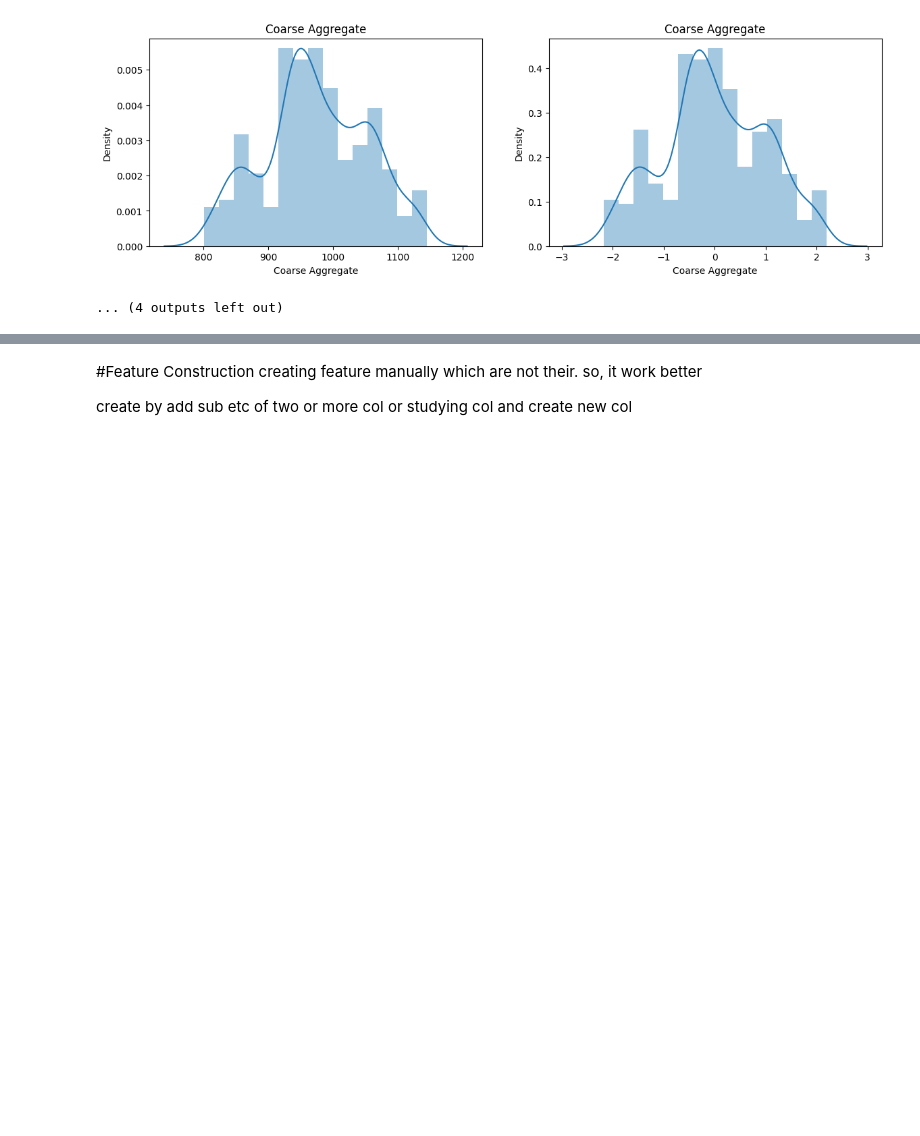
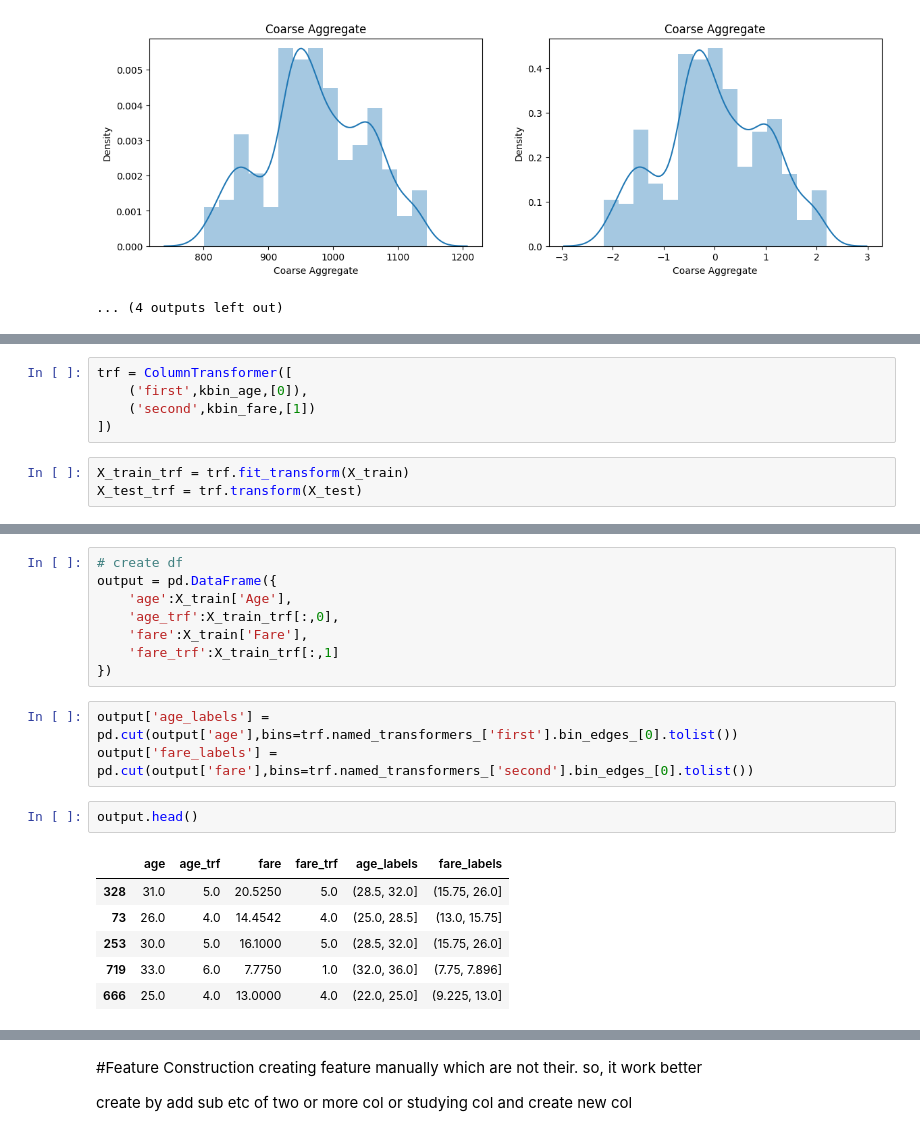
Before and after one commit to Avit-hodibu/feature_engineering, a Jupyter notebook: Feature_Engineering.ipynb, the cells around one changed output, grey strips where cells are left out. Drawn from its saved outputs; the diff is of its cells as text; blank space fills up the shorter version.

```diff
--- a/Feature_Engineering.ipynb
+++ b/Feature_Engineering.ipynb
@@ -1502,0 +1624,8 @@ https://gist.github.com/mwaskom/de44147ed2974457ad6372750bbe5751
+# %%
+trf = ColumnTransformer([
+    ('first',kbin_age,[0]),
+    ('second',kbin_fare,[1])
+])
+# %%
+X_train_trf = trf.fit_transform(X_train)
+X_test_trf = trf.transform(X_test)
@@ -1502,0 +1643,20 @@ https://gist.github.com/mwaskom/de44147ed2974457ad6372750bbe5751
+# %%
+# create df
+output = pd.DataFrame({
+    'age':X_train['Age'],
+    'age_trf':X_train_trf[:,0],
+    'fare':X_train['Fare'],
+    'fare_trf':X_train_trf[:,1]
+})
+# %%
+output['age_labels'] = pd.cut(output['age'],bins=trf.named_transformers_['first'].bin_edges_[0].tolist())
+output['fare_labels'] = pd.cut(output['fare'],bins=trf.named_transformers_['second'].bin_edges_[0].tolist())
+# %%
+output.head()
+# %% [output]
+|  | age | age_trf | fare | fare_trf | age_labels | fare_labels |
+| 328 | 31.0 | 5.0 | 20.5250 | 5.0 | (28.5, 32.0] | (15.75, 26.0] |
+| 73 | 26.0 | 4.0 | 14.4542 | 4.0 | (25.0, 28.5] | (13.0, 15.75] |
+| 253 | 30.0 | 5.0 | 16.1000 | 5.0 | (28.5, 32.0] | (15.75, 26.0] |
+| 719 | 33.0 | 6.0 | 7.7750 | 1.0 | (32.0, 36.0] | (7.75, 7.896] |
+| 666 | 25.0 | 4.0 | 13.0000 | 4.0 | (22.0, 25.0] | (9.225, 13.0] |
```
Also changed, not shown: parts of 32 cells of this notebook.
